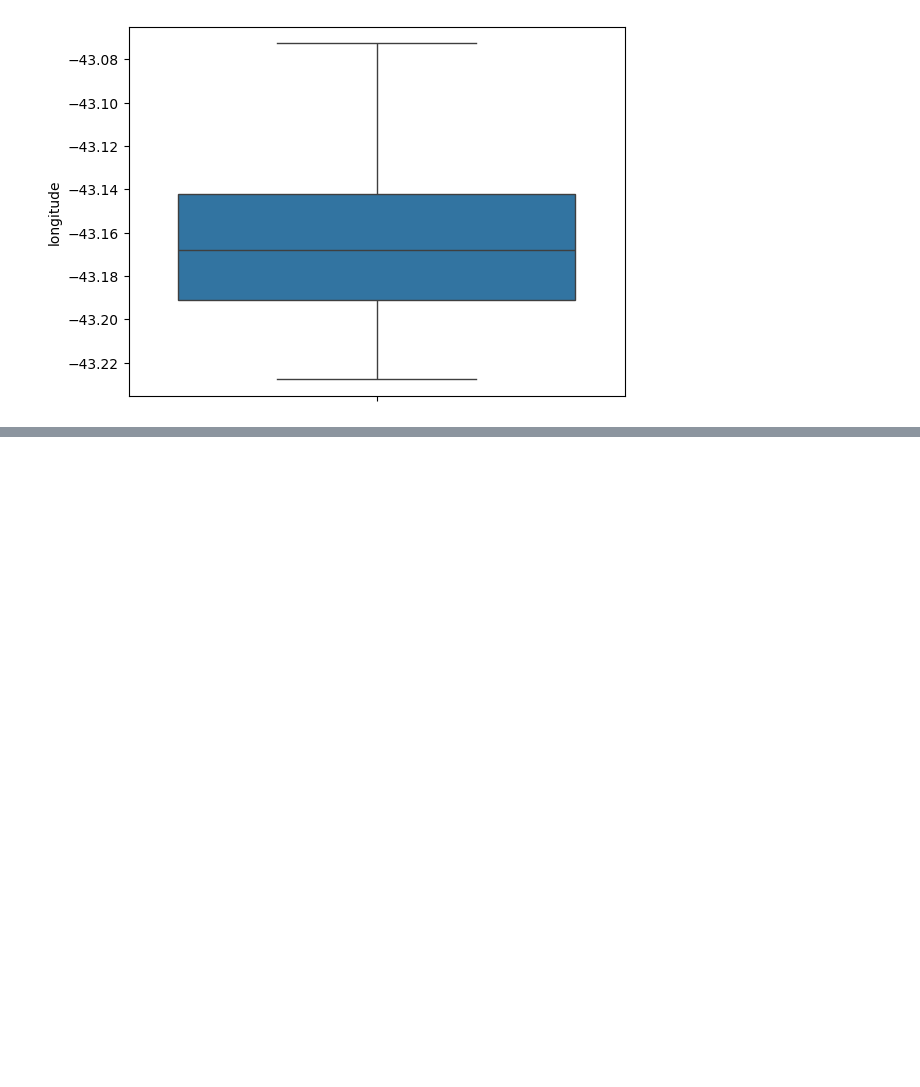
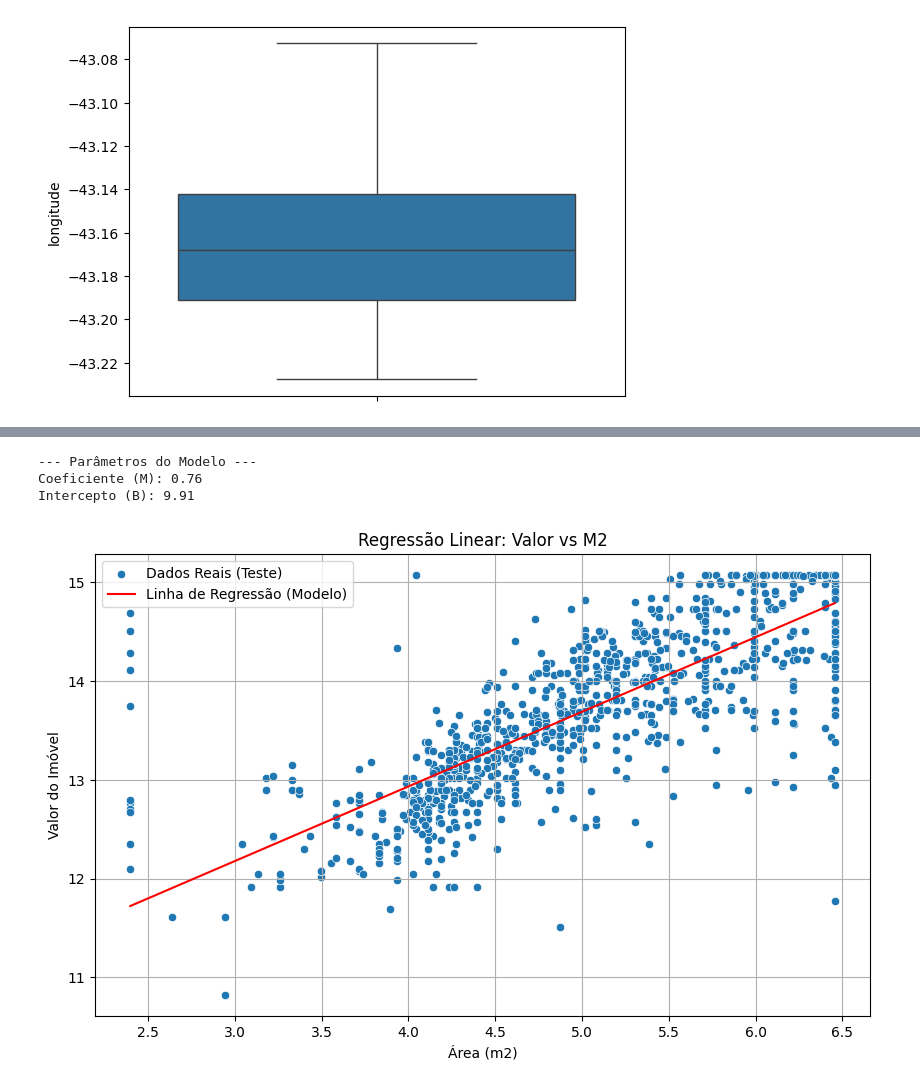
Before and after one commit to ryanrtavares/analise_imobiliaria_petropolitana, a Jupyter notebook: analise_imobiliaria_machine_learning.ipynb, the cells around one changed output, grey strips where cells are left out. Saved outputs shown, nothing was run; the diff lists cells and outputs as text; code cells hidden in the pictures; blank space fills up the shorter version.

Commit message:
adicionei as duas formas de regressão para alinhamento com o professor

```diff
--- a/analise_imobiliaria_machine_learning.ipynb
+++ b/analise_imobiliaria_machine_learning.ipynb
@@ -252,0 +263,36 @@ for col in numericas.columns:
+# %%
+X = np.log1p(base[['m2']])
+y = np.log1p(base['valor'])
+
+
+X_train, X_test, y_train, y_test = train_test_split(
+    X, y, test_size=0.2, random_state=42
+)
+
+modelo_rl = LinearRegression()
+
+modelo_rl.fit(X_train, y_train)
+
+print("--- Parâmetros do Modelo ---")
+print(f"Coeficiente (M): {modelo_rl.coef_[0]:.2f}")
+print(f"Intercepto (B): {modelo_rl.intercept_:.2f}")
+
+y_pred = modelo_rl.predict(X_test)
+
+plt.figure(figsize=(10, 6))
+
+sns.scatterplot(x=X_test['m2'], y=y_test, label='Dados Reais (Teste)')
+
+sns.lineplot(x=X_test['m2'], y=y_pred, color='red', label='Linha de Regressão (Modelo)')
+
+plt.title('Regressão Linear: Valor vs M2')
+plt.xlabel('Área (m2)')
+plt.ylabel('Valor do Imóvel')
+plt.legend()
+plt.grid(True)
+plt.show()
+# %% [output]
+--- Parâmetros do Modelo ---
+Coeficiente (M): 0.76
+Intercepto (B): 9.91
+[figure, added]
```
Also changed, not shown: parts of 3 cells of this notebook.
